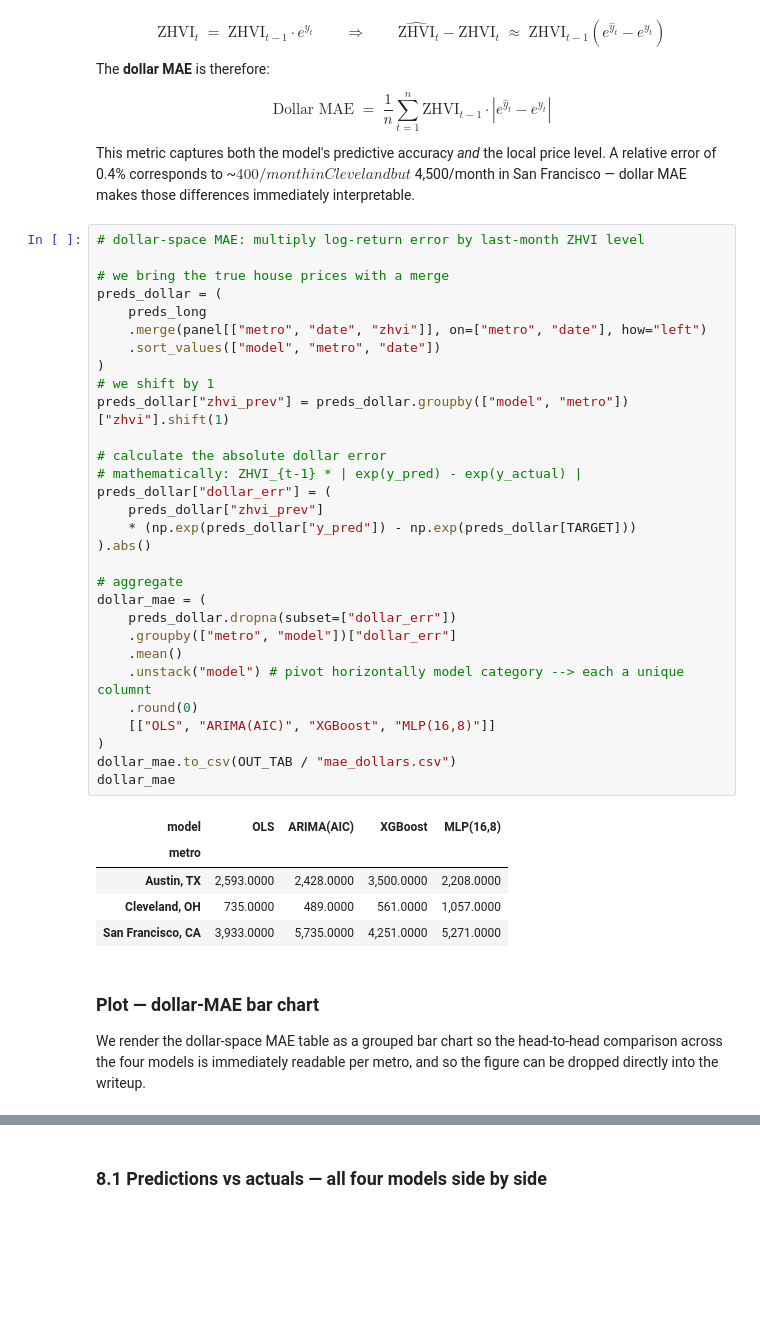
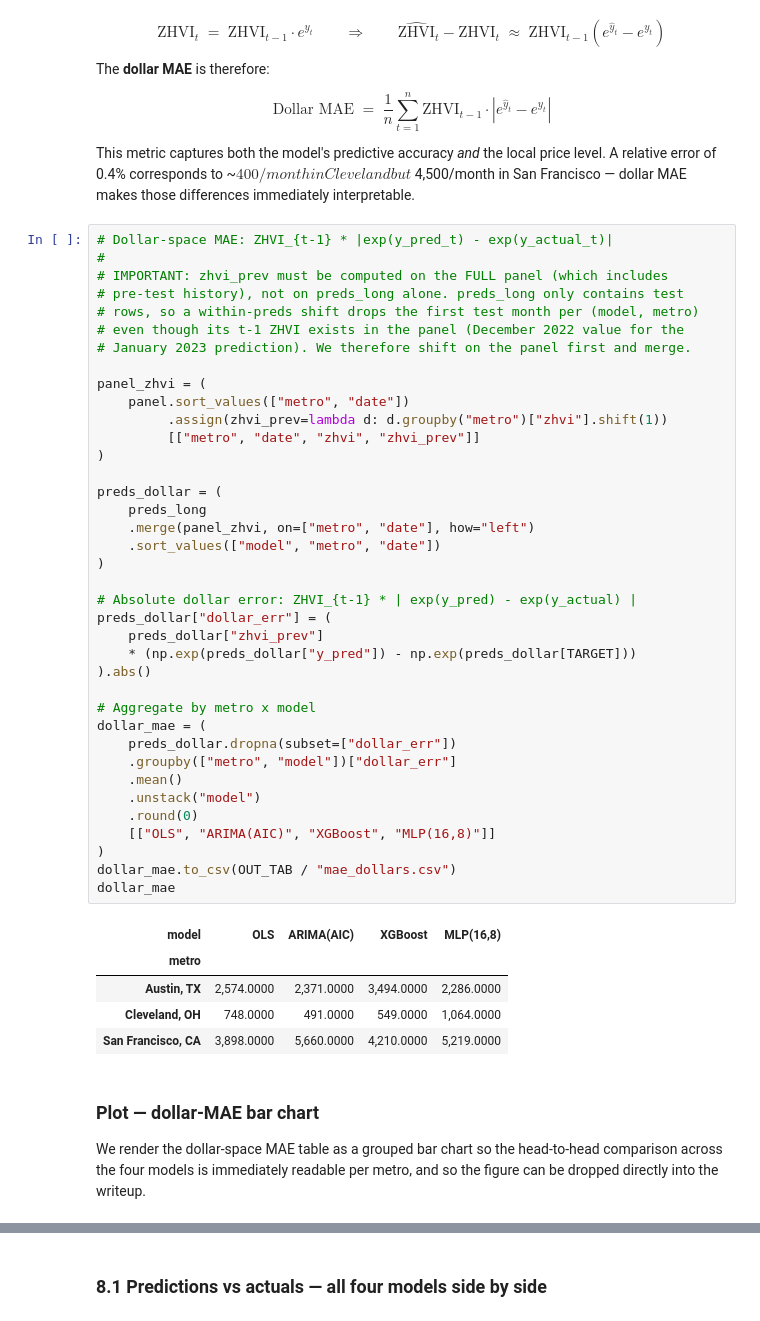
Before and after one commit to garavels/ECON-148, a Jupyter notebook: notebooks/housing_nowcast_main.ipynb, the cells around one changed output, grey strips where cells are left out. Drawn from its saved outputs; the diff is of its cells as text; blank space fills up the shorter version.

```diff
--- a/notebooks/housing_nowcast_main.ipynb
+++ b/notebooks/housing_nowcast_main.ipynb
@@ -1309,47 +1349,55 @@ $$\text{Dollar MAE} \;=\; \frac{1}{n}\sum_{t=1}^{n} \text{ZHVI}_{t-1} \cdot \lef
 
 This metric captures both the model's predictive accuracy *and* the local price level. A relative error of 0.4% corresponds to ~$400/month in Cleveland but ~$4,500/month in San Francisco — dollar MAE makes those differences immediately interpretable.
 # %%
-# dollar-space MAE: multiply log-return error by last-month ZHVI level
+# Dollar-space MAE: ZHVI_{t-1} * |exp(y_pred_t) - exp(y_actual_t)|
+#
+# IMPORTANT: zhvi_prev must be computed on the FULL panel (which includes
+# pre-test history), not on preds_long alone. preds_long only contains test
+# rows, so a within-preds shift drops the first test month per (model, metro)
+# even though its t-1 ZHVI exists in the panel (December 2022 value for the
+# January 2023 prediction). We therefore shift on the panel first and merge.
 
-# we bring the true house prices with a merge
+panel_zhvi = (
+    panel.sort_values(["metro", "date"])
+         .assign(zhvi_prev=lambda d: d.groupby("metro")["zhvi"].shift(1))
+         [["metro", "date", "zhvi", "zhvi_prev"]]
+)
+
 preds_dollar = (
     preds_long
-    .merge(panel[["metro", "date", "zhvi"]], on=["metro", "date"], how="left")
+    .merge(panel_zhvi, on=["metro", "date"], how="left")
     .sort_values(["model", "metro", "date"])
 )
-# we shift by 1
-preds_dollar["zhvi_prev"] = preds_dollar.groupby(["model", "metro"])["zhvi"].shift(1)
 
-# calculate the absolute dollar error
-# mathematically: ZHVI_{t-1} * | exp(y_pred) - exp(y_actual) |
+# Absolute dollar error: ZHVI_{t-1} * | exp(y_pred) - exp(y_actual) |
 preds_dollar["dollar_err"] = (
     preds_dollar["zhvi_prev"]
     * (np.exp(preds_dollar["y_pred"]) - np.exp(preds_dollar[TARGET]))
 ).abs()
 
-# aggregate
+# Aggregate by metro x model
 dollar_mae = (
     preds_dollar.dropna(subset=["dollar_err"])
     .groupby(["metro", "model"])["dollar_err"]
     .mean()
-    .unstack("model") # pivot horizontally model category --> each a unique columnt
+    .unstack("model")
     .round(0)
     [["OLS", "ARIMA(AIC)", "XGBoost", "MLP(16,8)"]]
 )
 dollar_mae.to_csv(OUT_TAB / "mae_dollars.csv")
 dollar_mae
 # %% [output]
 | model | OLS | ARIMA(AIC) | XGBoost | MLP(16,8) |
 | metro |  |  |  |  |
-| Austin, TX | 2,593.0000 | 2,428.0000 | 3,500.0000 | 2,208.0000 |
-| Cleveland, OH | 735.0000 | 489.0000 | 561.0000 | 1,057.0000 |
-| San Francisco, CA | 3,933.0000 | 5,735.0000 | 4,251.0000 | 5,271.0000 |
+| Austin, TX | 2,574.0000 | 2,371.0000 | 3,494.0000 | 2,286.0000 |
+| Cleveland, OH | 748.0000 | 491.0000 | 549.0000 | 1,064.0000 |
+| San Francisco, CA | 3,898.0000 | 5,660.0000 | 4,210.0000 | 5,219.0000 |
-# %% [markdown]
-### Plot — dollar-MAE bar chart
-
-We render the dollar-space MAE table as a grouped bar chart so the head-to-head
-comparison across the four models is immediately readable per metro, and so
-the figure can be dropped directly into the writeup.
+# %% [markdown]
+### Plot — dollar-MAE bar chart
+
+We render the dollar-space MAE table as a grouped bar chart so the head-to-head
+comparison across the four models is immediately readable per metro, and so
+the figure can be dropped directly into the writeup.
 # %%
 fig, ax = plt.subplots(figsize=(8, 4))
 dollar_mae.plot.bar(ax=ax, rot=0)
```
Also changed, not shown: parts of 11 cells of this notebook, 33 other files.
